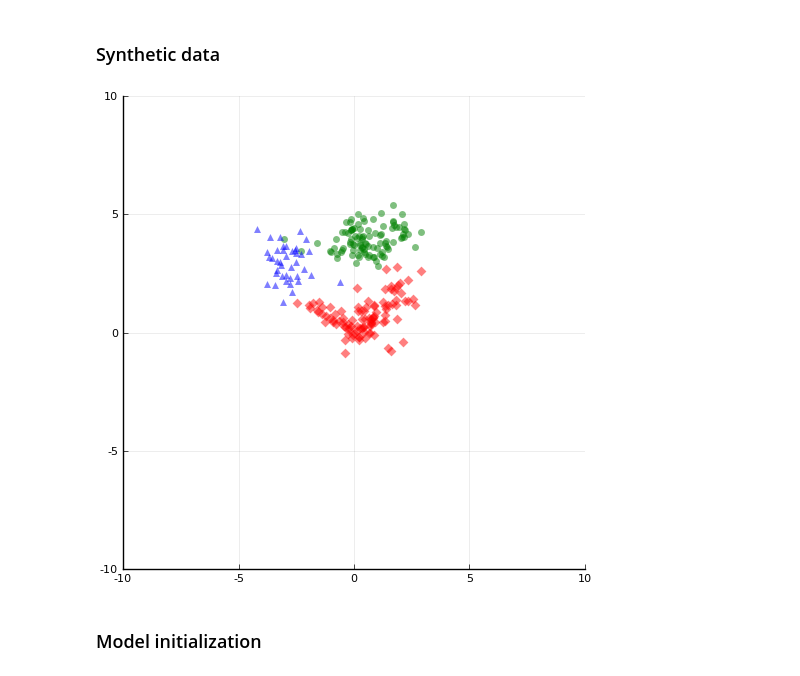
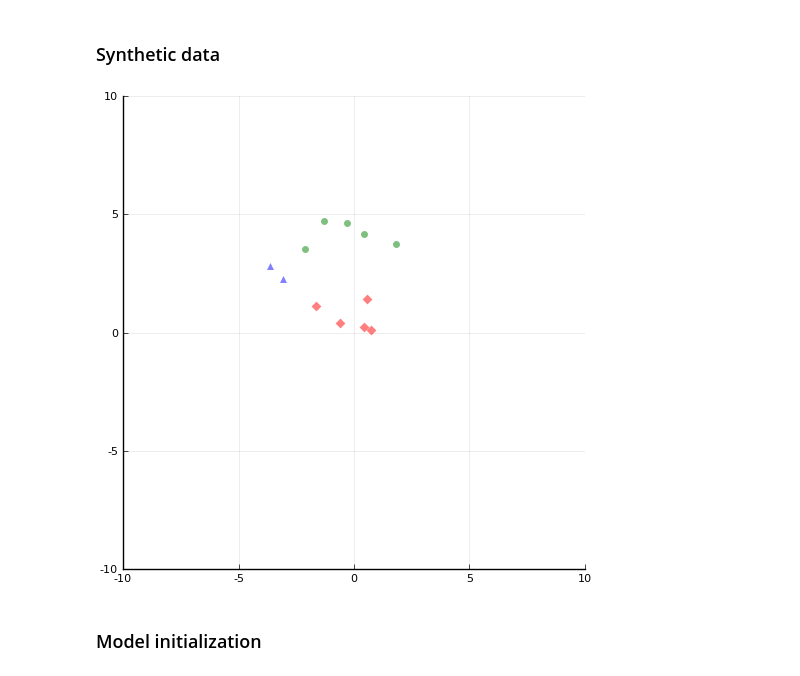
Before and after one commit to lucasondel/PGLR, a Jupyter notebook: examples/LogisticRegression.ipynb, the cells around one changed output. Saved outputs shown, nothing was run; the diff lists cells and outputs as text; code cells hidden in the pictures.

```diff
--- a/examples/LogisticRegression.ipynb
+++ b/examples/LogisticRegression.ipynb
@@ -33,35 +33,35 @@ using BayesianModels
 Σ4 = .5 * [1. 0.; 0. 1.]
 
 function samplenormal(μ, Σ, size)
     L = cholesky(Σ).L
     μ .+ L * randn(2, size)
 end
 
-sizecoeff = 20
+sizecoeff = 1
 
 x1 = hcat(samplenormal(μ1, Σ1, 3* sizecoeff), samplenormal(μ2, Σ2, 2 * sizecoeff))
 x2 = samplenormal(μ3, Σ3, 5  * sizecoeff)
 x3 = samplenormal(μ4, Σ4, 2  * sizecoeff)
 
 # x1 = randn(2, 2 * sizecoeff) .- 5
 # x2 = randn(2, 2 * sizecoeff)
 # x3 = randn(2, 2 * sizecoeff) .+ 5
 
 X = hcat(x1, x2, x3)
 z = vcat(ones(Int64, size(x1, 2)), ones(Int64, size(x2, 2)) * 2,
          ones(Int64, size(x3, 2)) * 3)
 
 
 function plotdata!(p, x1, x2, x3)
     scatter!(p, x1[1, :], x1[2, :], label=nothing, marker = (:diamond, 5, 0.5, :red, stroke(0)))
     scatter!(p, x2[1, :], x2[2, :], label=nothing, marker = (:circle, 5, 0.5, :green, stroke(0)))
     scatter!(p, x3[1, :], x3[2, :], label=nothing, marker = (:utriangle, 5, 0.5, :blue, stroke(0)))
 end
 
 p = plot(size=(500, 500), xlims=(-10, 10), ylims=(-10, 10))
 plotdata!(p, x1, x2, x3)
 # %% [output]
-[figure, old version]
+[figure, new version]
 # %% [markdown]
 ### Model initialization
 # %%
```
Also changed, not shown: parts of 4 cells of this notebook, 2 other files.
